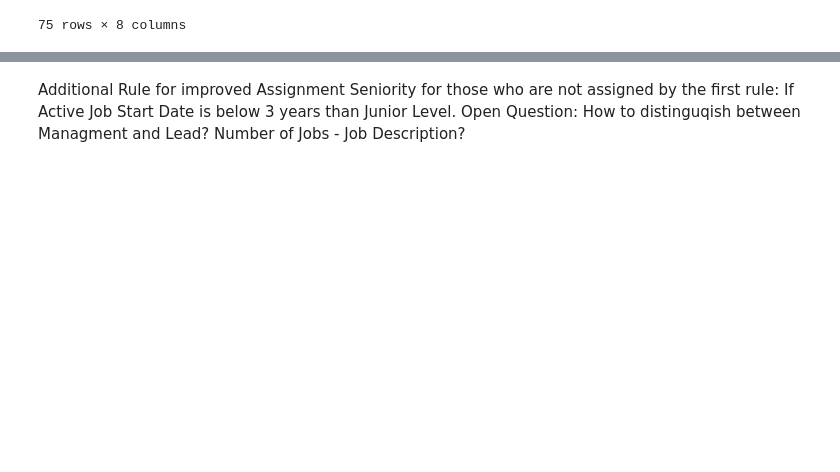
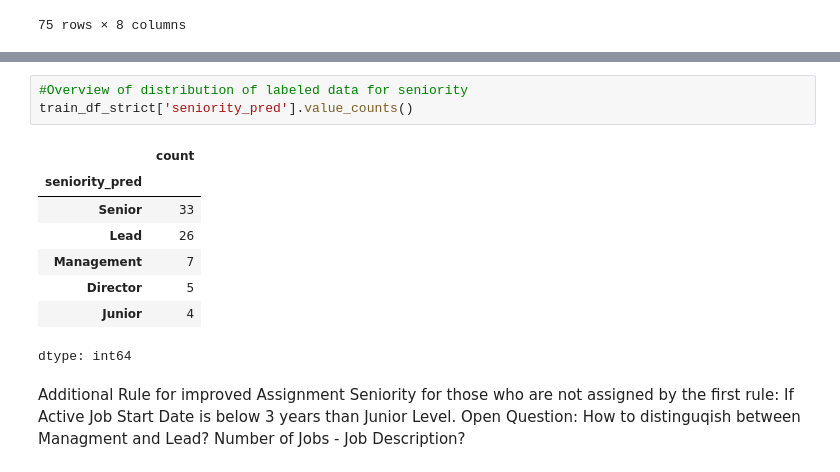
Before and after one commit to Leo278V/Final-Assignment-PDS, a Jupyter notebook: Final_Assignment_PDS.ipynb, the cells around one changed output, grey strips where cells are left out. Cells and saved outputs as stored; diff of their text form; blank space fills up the shorter version.

```diff
--- a/Final_Assignment_PDS.ipynb
+++ b/Final_Assignment_PDS.ipynb
@@ -539,3 +557,15 @@ display(train_df_strict.head(75))
+# %%
+#Overview of distribution of labeled data for seniority
+train_df_strict['seniority_pred'].value_counts()
+# %% [output]
+|  | count |
+| seniority_pred |  |
+| Senior | 33 |
+| Lead | 26 |
+| Management | 7 |
+| Director | 5 |
+| Junior | 4 |
+dtype: int64
 # %% [markdown]
 Additional Rule for improved Assignment Seniority for those who are not assigned by the first rule: If Active Job Start Date is below 3 years than Junior Level.
 Open Question: How to distinguqish between Managment and Lead? Number of Jobs - Job Description?
```
Also changed, not shown: parts of 1 cell of this notebook.
